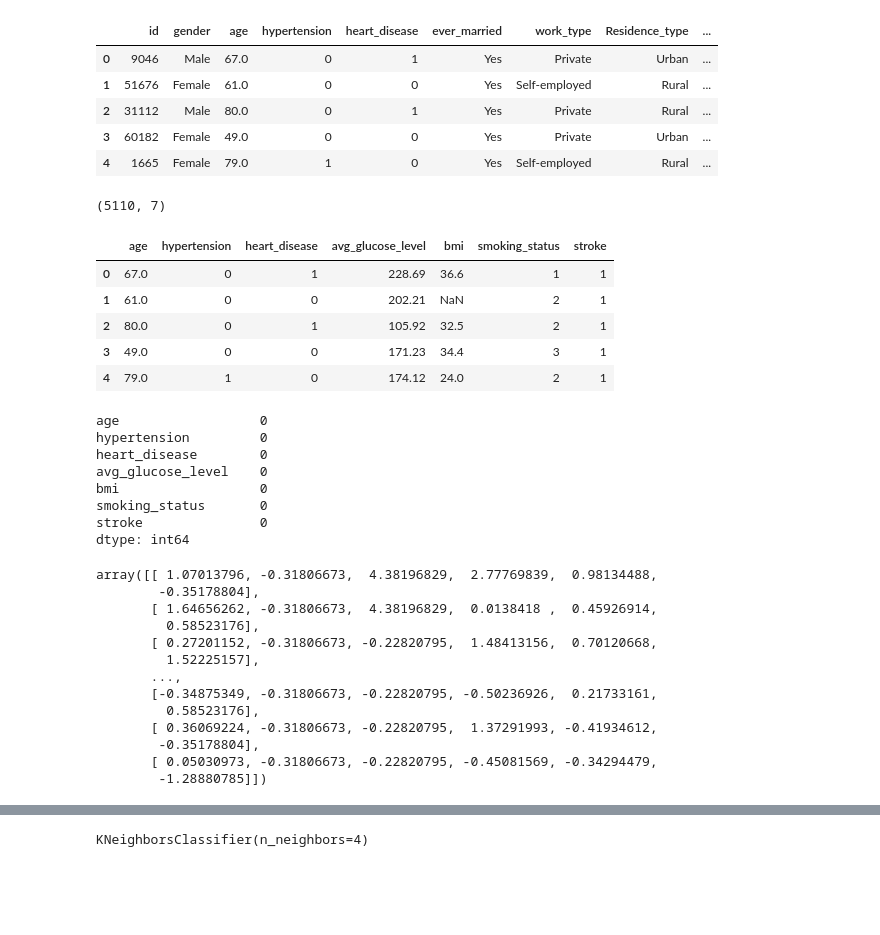
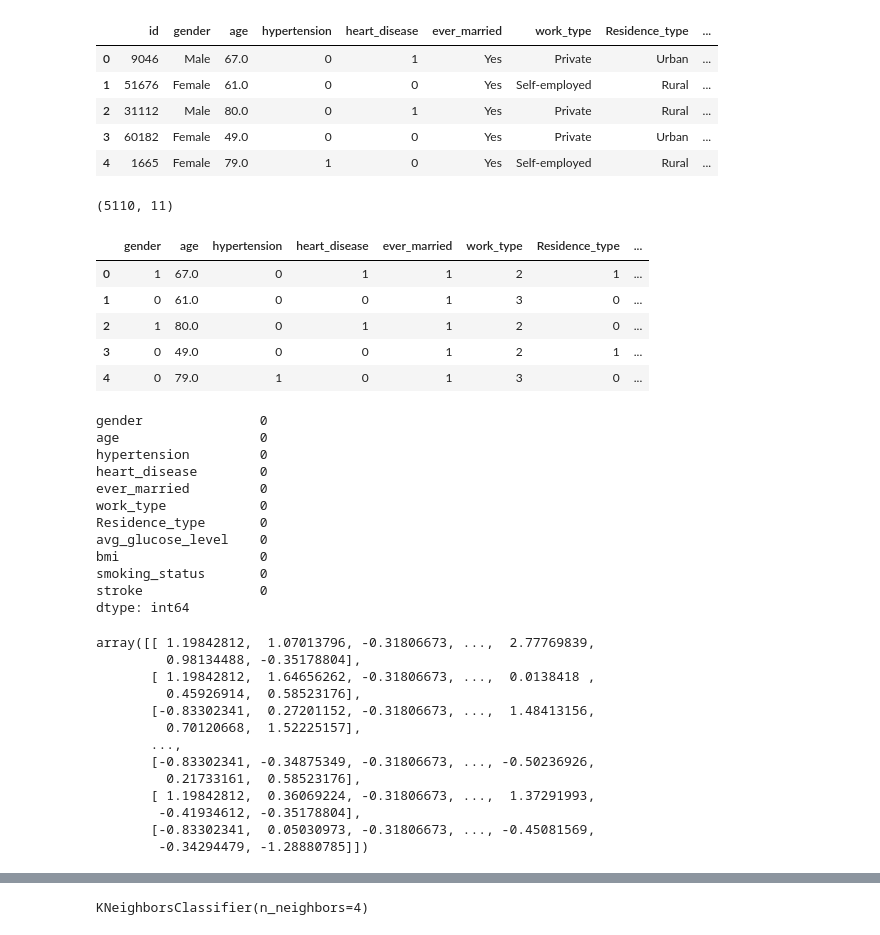
Before and after one commit to j-hendricks/Stroke_Prediction, a Jupyter notebook: stacking_on_stroke.ipynb, the cells around one changed output, grey strips where cells are left out. Saved outputs shown, nothing was run; the diff lists cells and outputs as text; code cells hidden in the pictures; blank space fills up the shorter version.

```diff
--- a/stacking_on_stroke.ipynb
+++ b/stacking_on_stroke.ipynb
@@ -38,35 +37,47 @@ df.head()
 # %%
 X = df.copy()
 
-X = X.drop(columns=['id','work_type','Residence_type','ever_married','gender'])
+X = X.drop(columns=['id'])
 
 X.head()
 print(X.shape)
 # %% [output]
-(5110, 7)
+(5110, 11)
 # %%
 from sklearn.preprocessing import LabelEncoder
 
 encoder = LabelEncoder()
 encoder.fit(X['smoking_status'])
 X['smoking_status'] = encoder.transform(X['smoking_status'])
+encoder.fit(X['gender'])
+X['gender'] = encoder.transform(X['gender'])
+encoder.fit(X['ever_married'])
+X['ever_married'] = encoder.transform(X['ever_married'])
+encoder.fit(X['Residence_type'])
+X['Residence_type'] = encoder.transform(X['Residence_type'])
+encoder.fit(X['work_type'])
+X['work_type'] = encoder.transform(X['work_type'])
 
 X.head()
 # %% [output]
-|  | age | hypertension | heart_disease | avg_glucose_level | bmi | smoking_status | stroke |
-| 0 | 67.0 | 0 | 1 | 228.69 | 36.6 | 1 | 1 |
-| 1 | 61.0 | 0 | 0 | 202.21 | NaN | 2 | 1 |
-| 2 | 80.0 | 0 | 1 | 105.92 | 32.5 | 2 | 1 |
-| 3 | 49.0 | 0 | 0 | 171.23 | 34.4 | 3 | 1 |
-| 4 | 79.0 | 1 | 0 | 174.12 | 24.0 | 2 | 1 |
+|  | gender | age | hypertension | heart_disease | ever_married | work_type | Residence_type | ... |
+| 0 | 1 | 67.0 | 0 | 1 | 1 | 2 | 1 | ... |
+| 1 | 0 | 61.0 | 0 | 0 | 1 | 3 | 0 | ... |
+| 2 | 1 | 80.0 | 0 | 1 | 1 | 2 | 0 | ... |
+| 3 | 0 | 49.0 | 0 | 0 | 1 | 2 | 1 | ... |
+| 4 | 0 | 79.0 | 1 | 0 | 1 | 3 | 0 | ... |
 # %%
 X.dropna(inplace=True)
 
 X.isnull().sum()
 # %% [output]
+gender               0
 age                  0
 hypertension         0
 heart_disease        0
+ever_married         0
+work_type            0
+Residence_type       0
 avg_glucose_level    0
 bmi                  0
 smoking_status       0
@@ -85,19 +96,19 @@ X = data_scaler.fit_transform(X)
 
 X
 # %% [output]
-array([[ 1.07013796, -0.31806673,  4.38196829,  2.77769839,  0.98134488,
-        -0.35178804],
-       [ 1.64656262, -0.31806673,  4.38196829,  0.0138418 ,  0.45926914,
-         0.58523176],
-       [ 0.27201152, -0.31806673, -0.22820795,  1.48413156,  0.70120668,
-         1.52225157],
+array([[ 1.19842812,  1.07013796, -0.31806673, ...,  2.77769839,
+         0.98134488, -0.35178804],
+       [ 1.19842812,  1.64656262, -0.31806673, ...,  0.0138418 ,
+         0.45926914,  0.58523176],
+       [-0.83302341,  0.27201152, -0.31806673, ...,  1.48413156,
+         0.70120668,  1.52225157],
        ...,
-       [-0.34875349, -0.31806673, -0.22820795, -0.50236926,  0.21733161,
-         0.58523176],
-       [ 0.36069224, -0.31806673, -0.22820795,  1.37291993, -0.41934612,
-        -0.35178804],
-       [ 0.05030973, -0.31806673, -0.22820795, -0.45081569, -0.34294479,
-        -1.28880785]])
+       [-0.83302341, -0.34875349, -0.31806673, ..., -0.50236926,
+         0.21733161,  0.58523176],
+       [ 1.19842812,  0.36069224, -0.31806673, ...,  1.37291993,
+        -0.41934612, -0.35178804],
+       [-0.83302341,  0.05030973, -0.31806673, ..., -0.45081569,
+        -0.34294479, -1.28880785]])
 # %%
 X = X
 y = y.values
```
Also changed, not shown: parts of 11 cells of this notebook.
